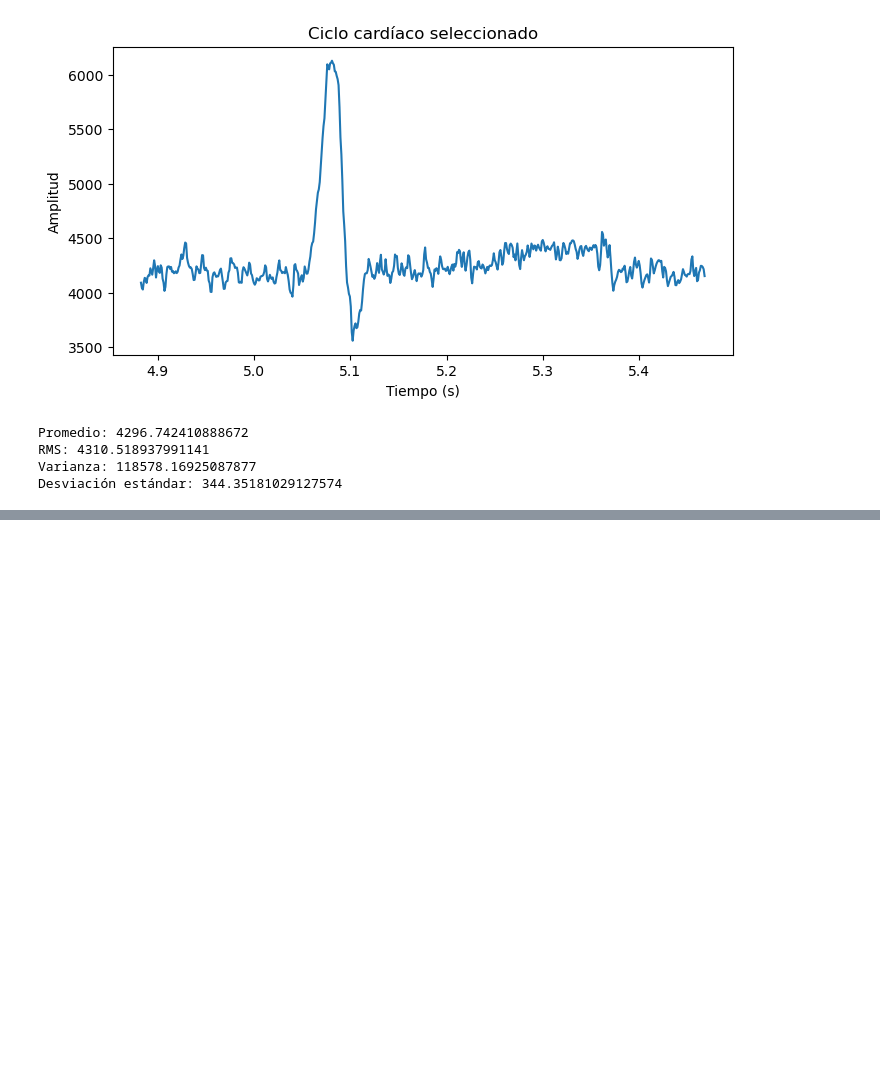
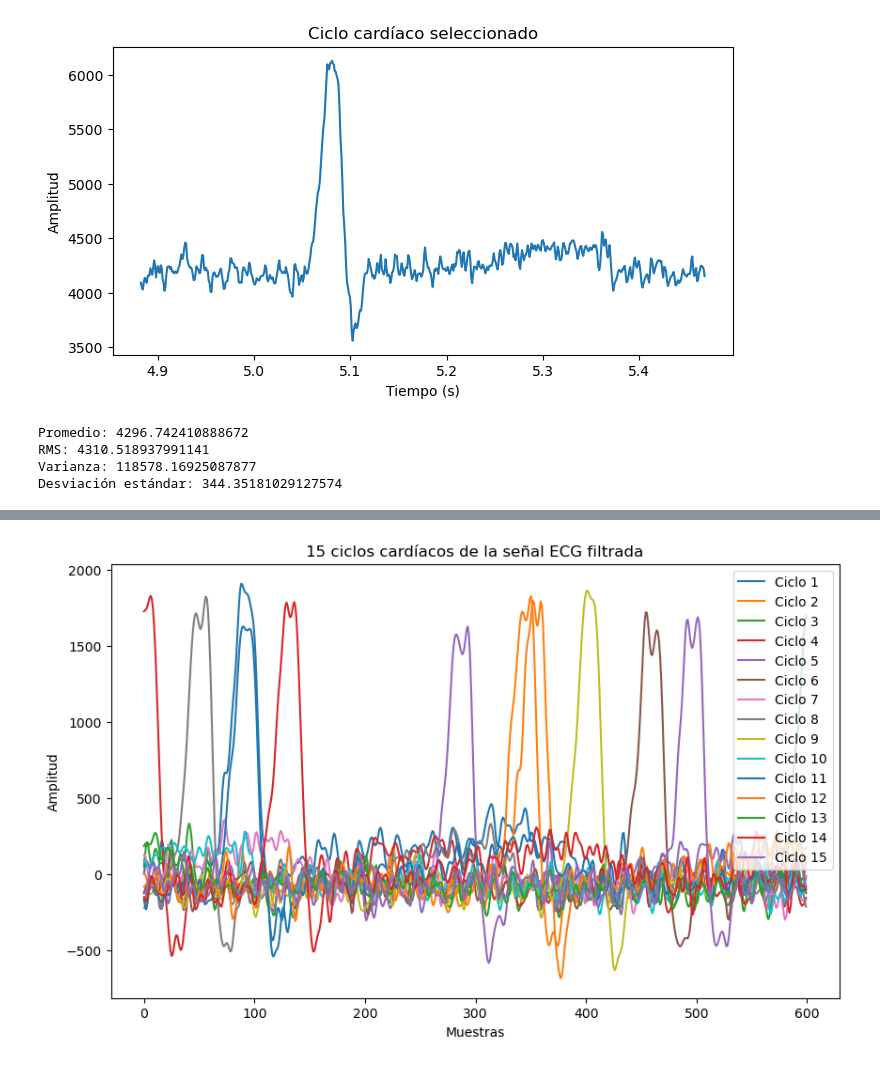
Before and after one commit to marianavasquezr/LAB_BIOSENALES, a Jupyter notebook: Practica 3/Practica3.ipynb, the cells around one changed output, grey strips where cells are left out. Saved outputs shown, nothing was run; the diff lists cells and outputs as text; code cells hidden in the pictures; blank space fills up the shorter version.

```diff
--- a/Practica 3/Practica3.ipynb
+++ b/Practica 3/Practica3.ipynb
@@ -131,0 +160,33 @@ Desviación estándar: 344.35181029127574
+# %%
+num_ciclos = 15
+tam_ciclo = 600   # aproximación del número de muestras por latido
+
+ciclos = []
+
+for i in range(num_ciclos):
+    inicio = i * tam_ciclo
+    fin = inicio + tam_ciclo
+    ciclos.append(filtered[inicio:fin])
+# %%
+promedios = []
+varianzas = []
+
+for ciclo in ciclos:
+    promedios.append(np.mean(ciclo))
+    varianzas.append(np.var(ciclo))
+# %%
+
+
+plt.figure(figsize=(10,6))
+
+for i, ciclo in enumerate(ciclos):
+    plt.plot(ciclo, label=f'Ciclo {i+1}')
+
+plt.title("15 ciclos cardíacos de la señal ECG filtrada")
+plt.xlabel("Muestras")
+plt.ylabel("Amplitud")
+plt.legend()
+
+plt.show()
+# %% [output]
+[figure, added]
```
Also changed, not shown: parts of 4 cells of this notebook.
